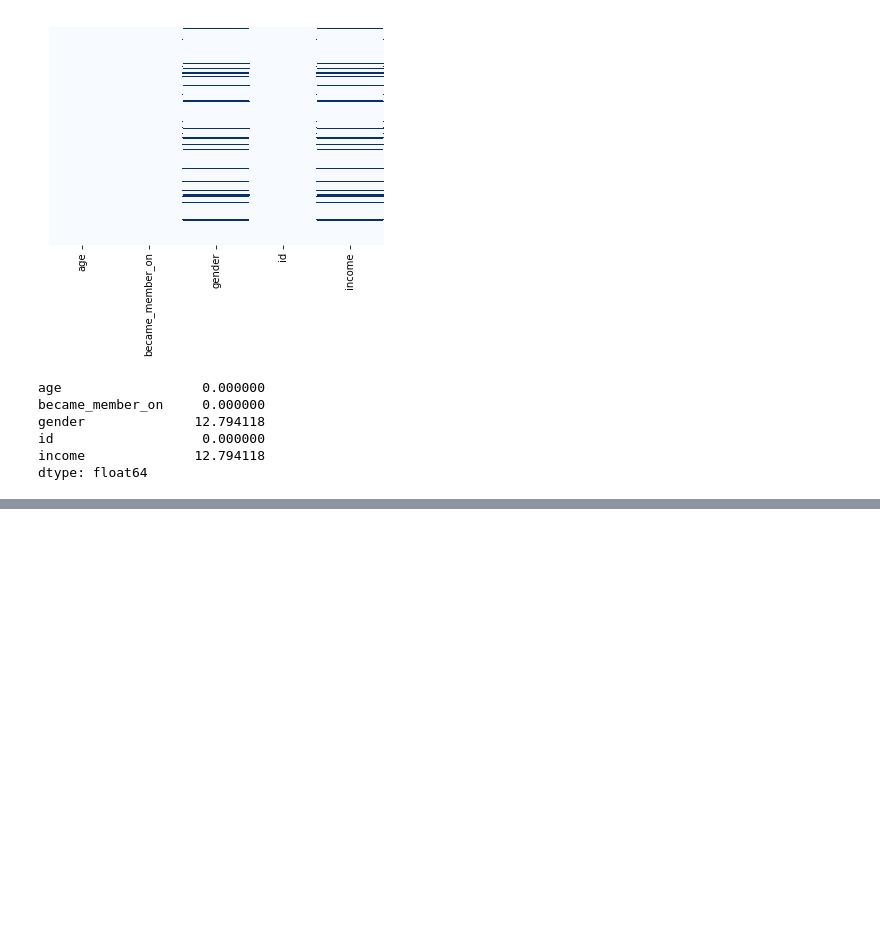
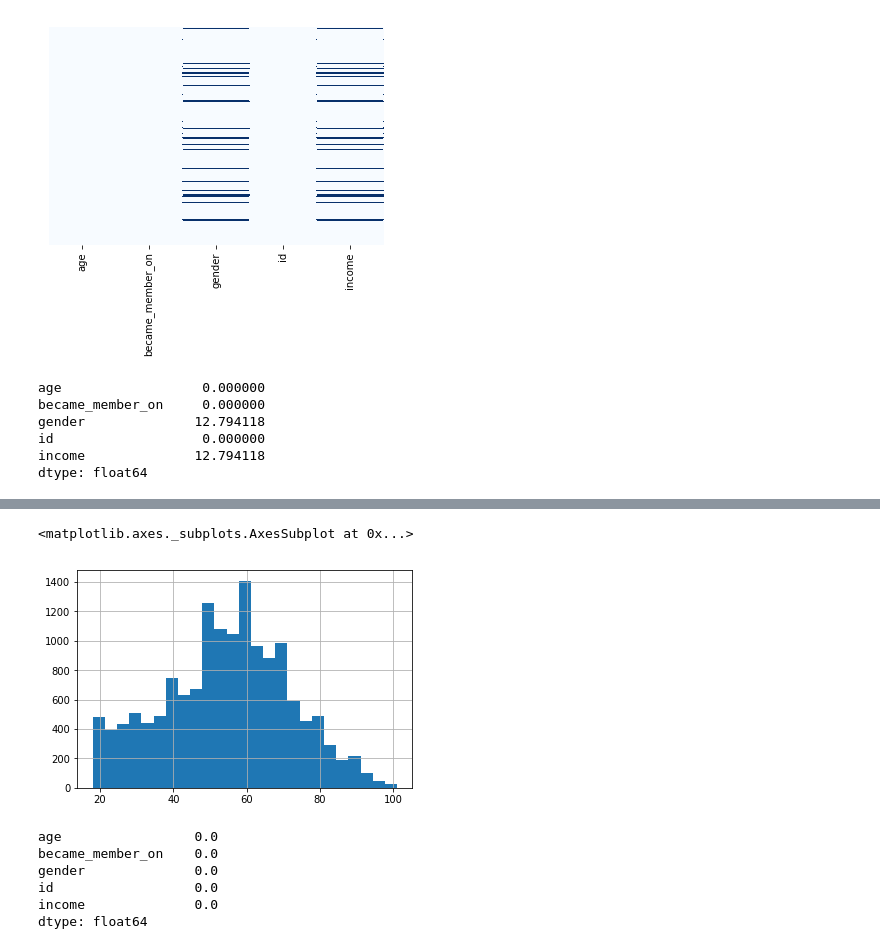
Before and after one commit to Arjunar92/Starbucks_Customer_Segmentation_Project, a Jupyter notebook: Starbucks_Capstone_notebook.ipynb, the cells around one changed output, grey strips where cells are left out. Drawn from its saved outputs; the diff is of its cells as text; code cells hidden in the pictures; blank space fills up the shorter version.

```diff
--- a/Starbucks_Capstone_notebook.ipynb
+++ b/Starbucks_Capstone_notebook.ipynb
@@ -198,0 +201,14 @@ dtype: float64
+# %%
+profile['age'].hist(bins = 25)
+# %% [output]
+<matplotlib.axes._subplots.AxesSubplot at 0x...>
+[figure, added]
+# %%
+profile.isnull().sum(axis=0) * 100  / profile.shape[0]
+# %% [output]
+age                 0.0
+became_member_on    0.0
+gender              0.0
+id                  0.0
+income              0.0
+dtype: float64
```
Also changed, not shown: parts of 5 cells of this notebook.
